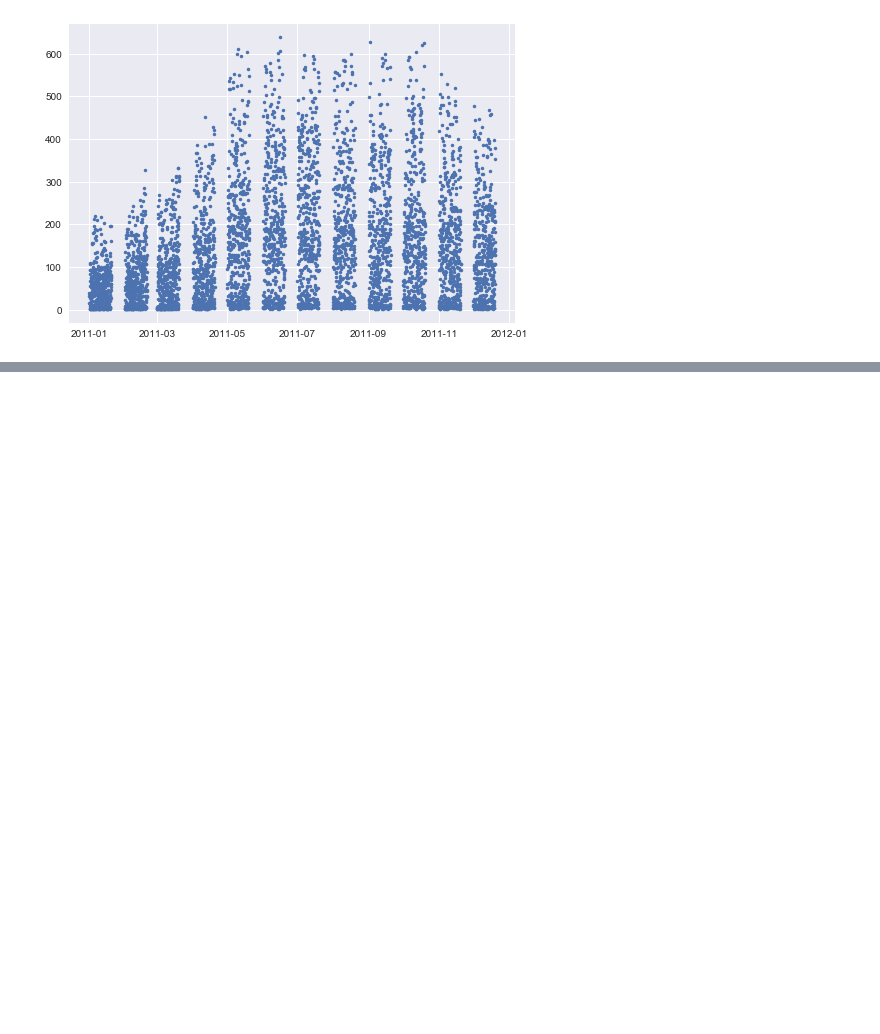
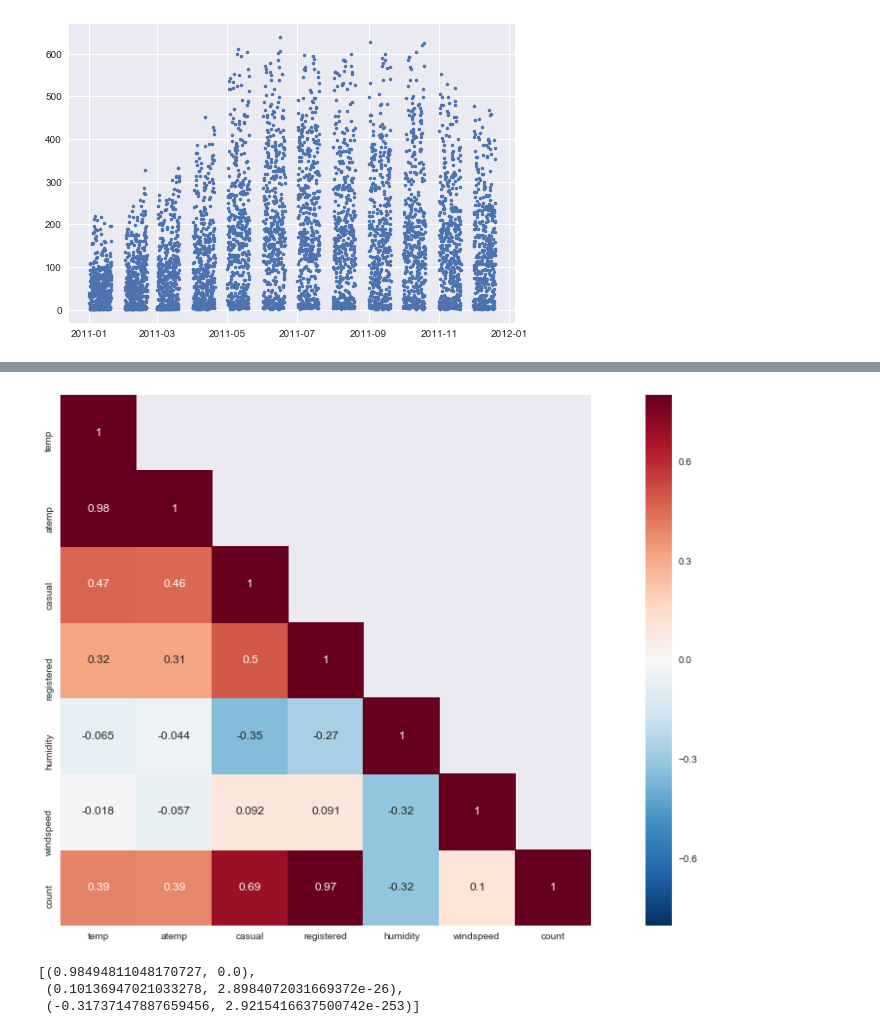
Before and after one commit to dkimpara/BikeShareKaggle, a Jupyter notebook: DataExploration.ipynb, the cells around one changed output, grey strips where cells are left out. Drawn from its saved outputs; the diff is of its cells as text; code cells hidden in the pictures; blank space fills up the shorter version.

```diff
--- a/DataExploration.ipynb
+++ b/DataExploration.ipynb
@@ -161,0 +143,22 @@ plt.show()
+# %%
+#given so many datapoints (~10^4), p-values for pearson correlation coeff are going to be <<<0.05
+corMatt = data[["temp","atemp","casual","registered","humidity","windspeed","count"]].corr()
+mask = np.array(corMatt)
+mask[np.tril_indices_from(mask)] = False
+fig,ax= plt.subplots()
+fig.set_size_inches(20,10)
+sns.heatmap(corMatt, mask=mask,vmax=.8, square=True,annot=True)
+plt.show()
+# %% [output]
+[figure, added]
+# %%
+#check a few p-values to be sure
+out = []
+out.append(sp.stats.pearsonr(data['temp'], data.atemp))
+out.append(sp.stats.pearsonr(data['windspeed'], data['count']))
+out.append(sp.stats.pearsonr(data['humidity'], data['count']))
+out
+# %% [output]
+[(0.98494811048170727, 0.0),
+ (0.10136947021033278, 2.8984072031669372e-26),
+ (-0.31737147887659456, 2.9215416637500742e-253)]
```
Also changed, not shown: parts of 8 cells of this notebook.
